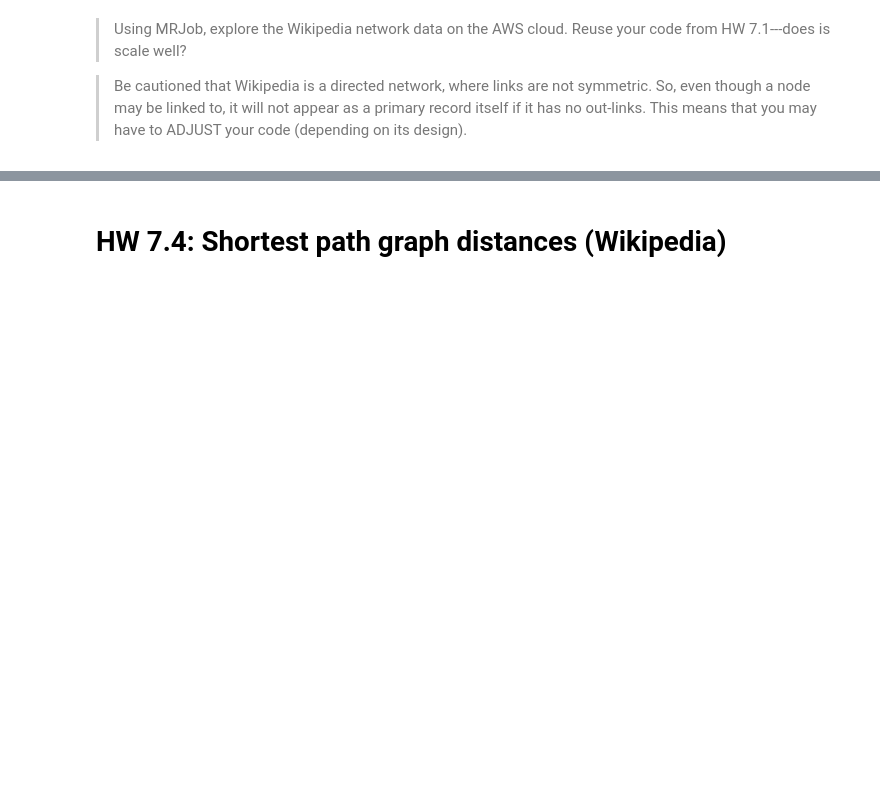
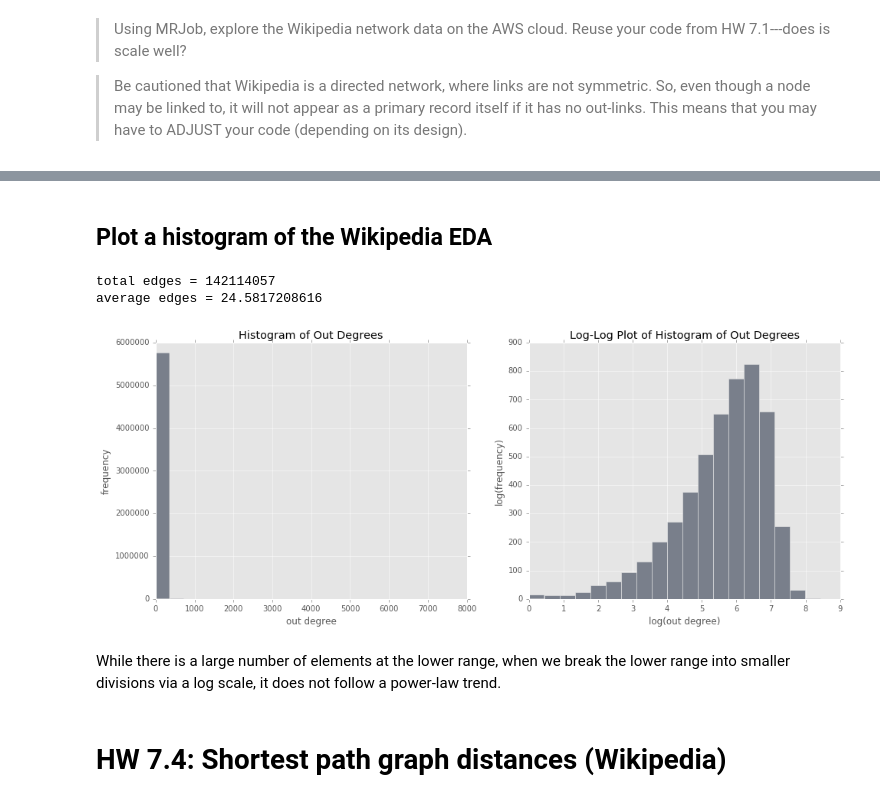
Before and after one commit to mseltz/W261-Fall2016, a Jupyter notebook: Week07/MIDS-W261-2016-HWK-Week07-Dang.ipynb, the cells around one changed output, grey strips where cells are left out. Drawn from its saved outputs; the diff is of its cells as text; code cells hidden in the pictures; blank space fills up the shorter version.

```diff
--- a/Week07/MIDS-W261-2016-HWK-Week07-Dang.ipynb
+++ b/Week07/MIDS-W261-2016-HWK-Week07-Dang.ipynb
@@ -652,3 +863,13 @@ This means that you may have to ADJUST your code (depending on its design).
+# %% [markdown]
+## Plot a histogram of the Wikipedia EDA
+# %%
+eda_plot('wikipedia.eda')
+# %% [output]
+total edges = 142114057
+average edges = 24.5817208616
+[figure, added]
+# %% [markdown]
+While there is a large number of elements at the lower range, when we break the lower range into smaller divisions via a log scale, it does not follow a power-law trend.
 # %% [markdown]
 # HW 7.4: Shortest path graph distances (Wikipedia)
 # %% [markdown]
```
Also changed, not shown: parts of 31 cells of this notebook.
